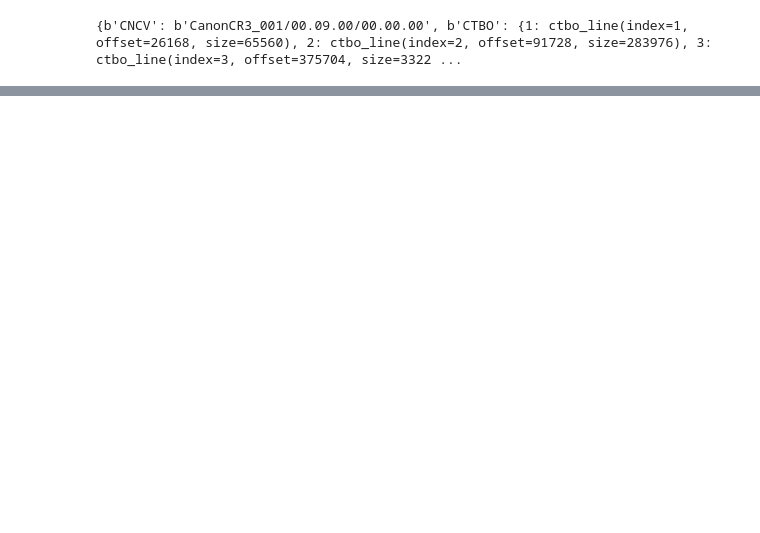
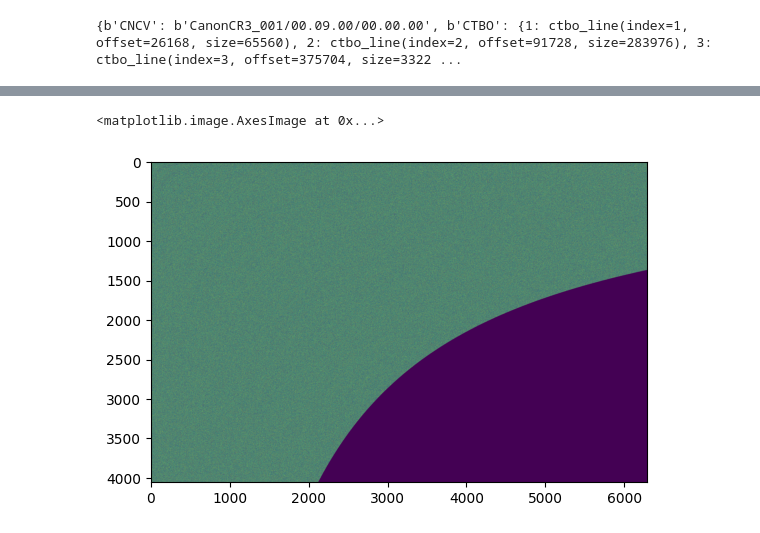
Before and after one commit to 42IceLollies/summer_research_26, a Jupyter notebook: extract_Crx.ipynb, the cells around one changed output, grey strips where cells are left out. Drawn from its saved outputs; the diff is of its cells as text; code cells hidden in the pictures; blank space fills up the shorter version.

```diff
--- a/extract_Crx.ipynb
+++ b/extract_Crx.ipynb
@@ -72,3 +116,15 @@ plt.imshow(photo)
+# %%
+photo = []
+
+chunk_size = 3
+for j in range(4056):
+    photo.append([])
+    for i in range(6288):
+        photo[j].append(int.from_bytes(data[start+chunk_size*i*j:start+chunk_size*(i*j+1)]))
+plt.imshow(photo)
+# %% [output]
+<matplotlib.image.AxesImage at 0x...>
+[figure, added]
 # %%
 # Ideally these will be similar as we have a similar number of pixels at each brightness
 # then again, maybe that's not what the subbands are for
```
Also changed, not shown: parts of 8 cells of this notebook, 2 other files.
